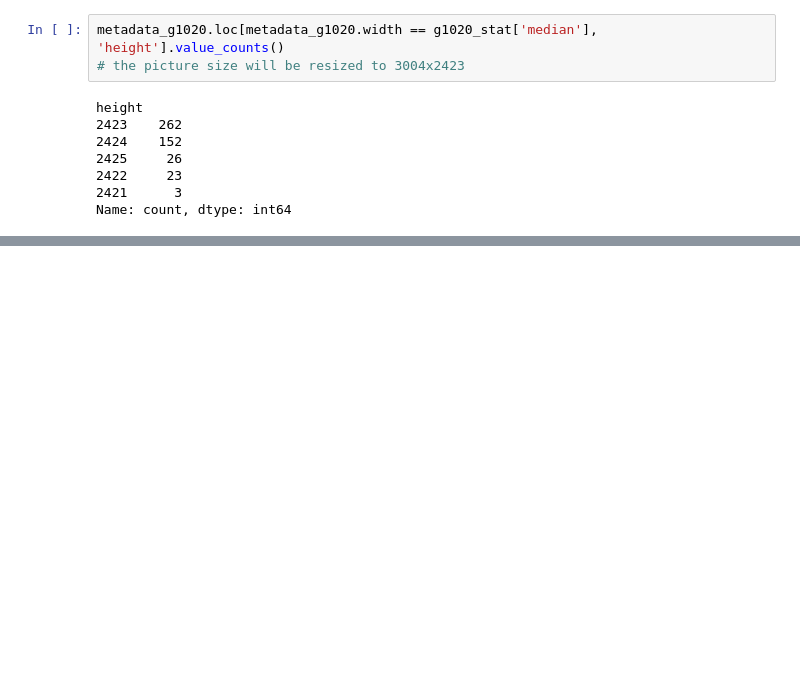
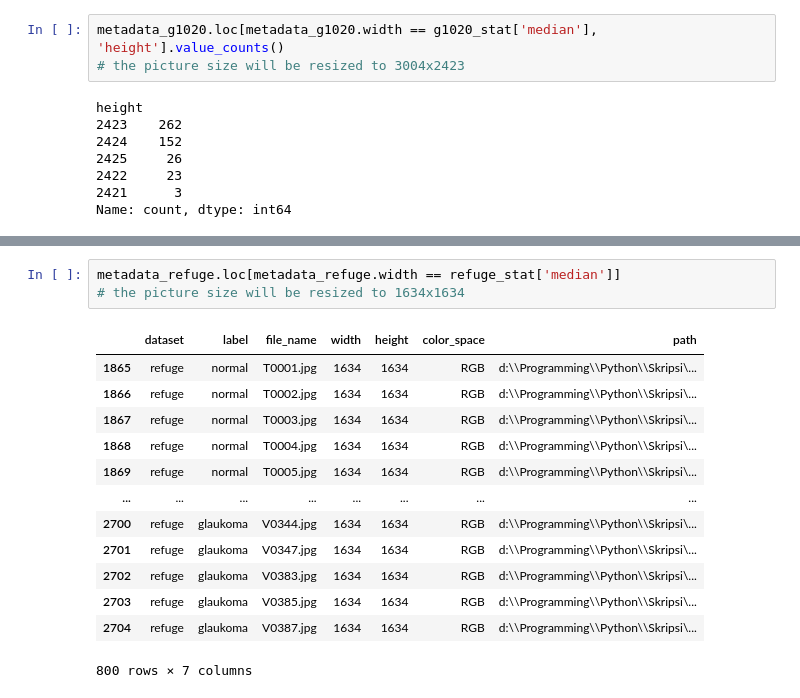
Before and after one commit to Bugi-Sulistiyo/Comparing-EfficientNet-and-MobileNet-on-Glaucoma-Detection, a Jupyter notebook: main/scripts/a. preparation/analyze_image_file.ipynb, the cells around one changed output, grey strips where cells are left out. Drawn from its saved outputs; the diff is of its cells as text; blank space fills up the shorter version.

```diff
--- a/main/scripts/a. preparation/analyze_image_file.ipynb
+++ b/main/scripts/a. preparation/analyze_image_file.ipynb
@@ -133,0 +191,17 @@ Name: count, dtype: int64
+# %%
+metadata_refuge.loc[metadata_refuge.width == refuge_stat['median']]
+# the picture size will be resized to 1634x1634
+# %% [output]
+|  | dataset | label | file_name | width | height | color_space | path |
+| 1865 | refuge | normal | T0001.jpg | 1634 | 1634 | RGB | d:\\Programming\\Python\\Skripsi\... |
+| 1866 | refuge | normal | T0002.jpg | 1634 | 1634 | RGB | d:\\Programming\\Python\\Skripsi\... |
+| 1867 | refuge | normal | T0003.jpg | 1634 | 1634 | RGB | d:\\Programming\\Python\\Skripsi\... |
+| 1868 | refuge | normal | T0004.jpg | 1634 | 1634 | RGB | d:\\Programming\\Python\\Skripsi\... |
+| 1869 | refuge | normal | T0005.jpg | 1634 | 1634 | RGB | d:\\Programming\\Python\\Skripsi\... |
+| ... | ... | ... | ... | ... | ... | ... | ... |
+| 2700 | refuge | glaukoma | V0344.jpg | 1634 | 1634 | RGB | d:\\Programming\\Python\\Skripsi\... |
+| 2701 | refuge | glaukoma | V0347.jpg | 1634 | 1634 | RGB | d:\\Programming\\Python\\Skripsi\... |
+| 2702 | refuge | glaukoma | V0383.jpg | 1634 | 1634 | RGB | d:\\Programming\\Python\\Skripsi\... |
+| 2703 | refuge | glaukoma | V0385.jpg | 1634 | 1634 | RGB | d:\\Programming\\Python\\Skripsi\... |
+| 2704 | refuge | glaukoma | V0387.jpg | 1634 | 1634 | RGB | d:\\Programming\\Python\\Skripsi\... |
+800 rows × 7 columns
```
Also changed, not shown: parts of 11 cells of this notebook.
